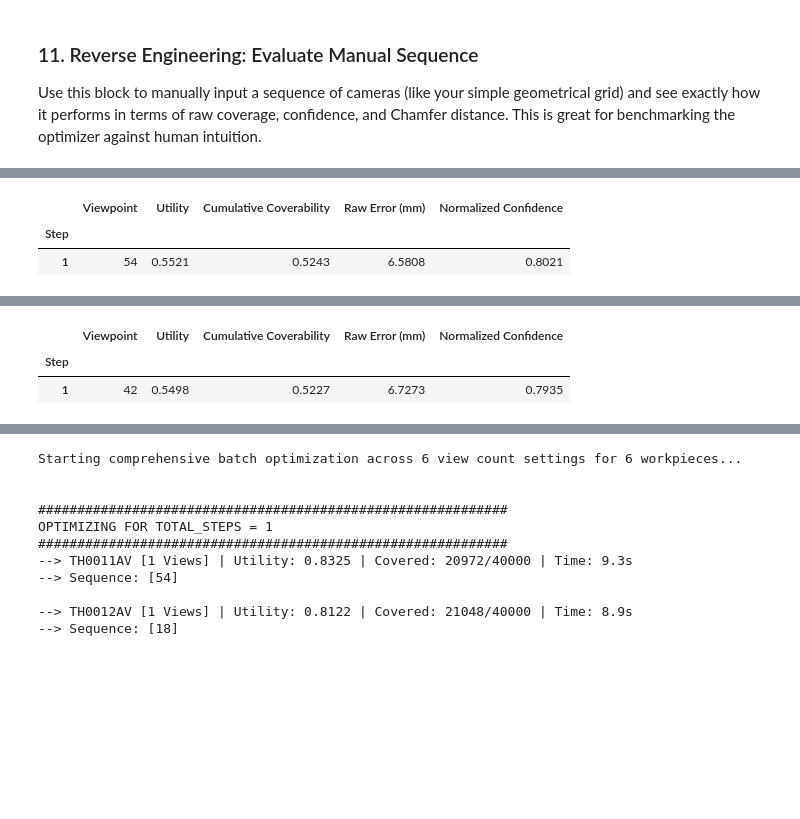
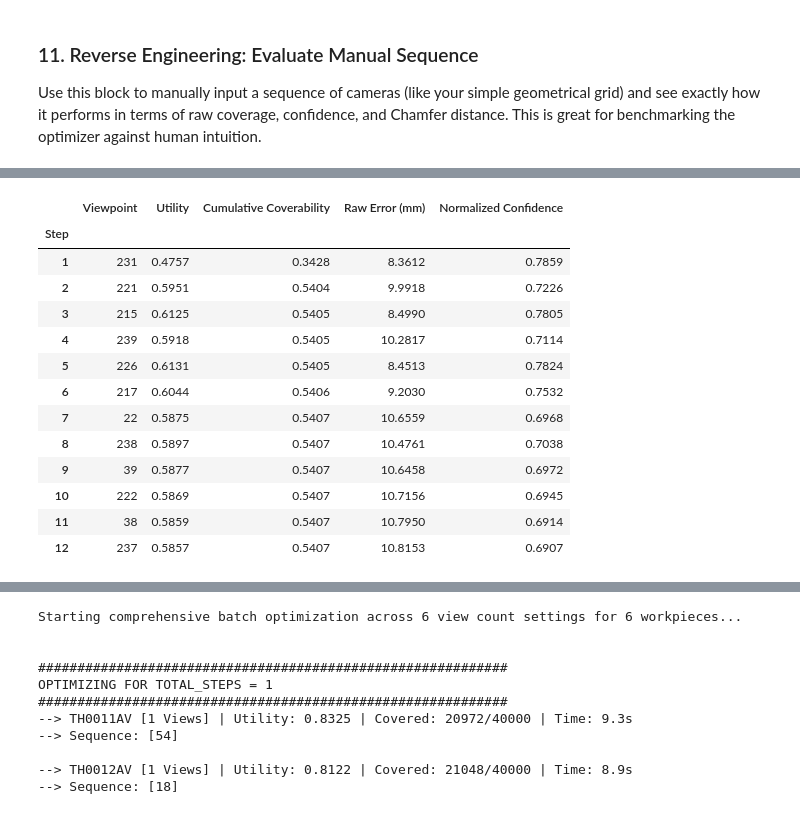
Before and after one commit to alvannauval/anr_pkg, a Jupyter notebook: src/7_optimization.ipynb, the cells around one changed output, grey strips where cells are left out. Saved outputs shown, nothing was run; the diff lists cells and outputs as text; code cells hidden in the pictures; blank space fills up the shorter version.

```diff
--- a/src/7_optimization.ipynb
+++ b/src/7_optimization.ipynb
@@ -541,7 +571,6 @@ import open3d as o3d
 import numpy as np
 import matplotlib.pyplot as plt
 import copy
-
 
 vis_pcd = copy.deepcopy(pcd_all)
 
@@ -554,8 +583,7 @@ cmap = plt.get_cmap("tab10")
 
 print("\n--- Selected Viewpoints Summary ---")
 # For each step, create the camera pose arrows matching the step color
-# for k, v_idx in enumerate(selected_viewpoints, 1):
-for k, v_idx in enumerate([80], 1):
+for k, v_idx in enumerate(selected_viewpoints, 1):
     step_color = cmap(k - 1)[:3]
 
     # Print the summary
@@ -1214,27 +1250,56 @@ import pandas as pd
 from IPython.display import display
 
 # Input your manual sequence and the list of workpieces here!
-EVAL_WORKPIECES = ["TH0011AV", "TH0012AV", "TH0021AV", "TH0022AV", "TH0031AV", "TH0032AV"]
-TARGET_VIEW_COUNT = 1  # Change this to 1, 2, 3, 4, 8, or 12
+EVAL_WORKPIECES = ["workpiece31"]
+TARGET_VIEW_COUNT = 12  # Change this to 1, 2, 3, 4, 8, or 12
 
 VIEWPOINT_LIBRARY = {
     1: [
-        [54], [18], [42], [28], [29], [46]
+        # conf 0.7 cov 0.3 penalty 0.1
+        [231]
+        # fixed view
+        # [80]
+        # Simulation idk
+        #[54], [18], [42], [28], [29], [46]
     ],
     2: [
-        [54, 254], [18, 74], [42, 66], [37, 67], [25, 67], [46, 214]
+        # conf 0.7 cov 0.3 penalty 0.1
+        [226, 217]
+        # fixed view
+        # [80, 88]
+        # Simulation idk
+        #[54, 254], [18, 74], [42, 66], [37, 67], [25, 67], [46, 214]
     ],
     3: [
-        [38, 142, 105], [18, 73, 142], [42, 66, 118], [28, 130, 50], [25, 68, 65], [46, 69, 105]
+        [226, 217, 231]
+        # fixed view
+        # [80, 85, 91]
+        # Simulation idk
+        # [38, 142, 105], [18, 73, 142], [42, 66, 118], [28, 130, 50], [25, 68, 65], [46, 69, 105]
     ],
     4: [
-        [38, 142, 105, 98], [18, 73, 142, 103], [42, 66, 126, 246], [28, 46, 50, 128], [25, 67, 143, 65], [46, 214, 99, 106]
+        # conf 0.7 cov 0.3 penalty 0.1
+        [231, 221, 226, 217]
+        # fixed view
+        # [80, 84, 88, 92]
+        # Simulation idk
+        # [38, 142, 105, 98], [18, 73, 142, 103], [42, 66, 126, 246], [28, 46, 50, 128], [25, 67, 143, 65], [46, 214, 99, 106]
     ],
     8: [
-        [38, 254, 113, 105, 134, 141, 127, 101], [18, 73, 62, 103, 130, 123, 137, 133], [53, 253, 131, 89, 135, 126, 283, 418], [37, 67, 28, 46, 128, 206, 61, 52], [25, 68, 65, 130, 61, 211, 64, 143], [46, 69, 106, 65, 133, 111, 137, 395]
+        # conf 0.7 cov 0.3 penalty 0.1
+        [231, 221, 215, 239, 226, 217, 22, 238]
+        # fixed view
+        # [80, 82, 84, 86, 88, 90, 92, 94]
+        # Simulation idk
+        # [38, 254, 113, 105, 134, 141, 127, 101], [18, 73, 62, 103, 130, 123, 137, 133], [53, 253, 131, 89, 135, 126, 283, 418], [37, 67, 28, 46, 128, 206, 61, 52], [25, 68, 65, 130, 61, 211, 64, 143], [46, 69, 106, 65, 133, 111, 137, 395]
     ],
     12: [
-        [54, 254, 113, 105, 134, 125, 127, 141, 118, 407, 101, 97], [18, 122, 42, 113, 119, 253, 133, 137, 269, 142, 130, 38], [37, 253, 131, 283, 135, 383, 105, 418, 126, 245, 125, 263], [37, 128, 28, 46, 67, 206, 71, 53, 70, 61, 52, 68], [25, 68, 64, 143, 65, 130, 61, 67, 134, 70, 211, 133], [46, 214, 65, 106, 133, 111, 137, 109, 99, 121, 126, 103]
+        # conf 0.7 cov 0.3 penalty 0.1
+        [231, 221, 215, 239, 226, 217, 22, 238, 39, 222, 38, 237]
+        # fixed view
+        # [80, 81, 83, 84, 85, 87, 88, 89, 91, 92, 93, 95]
+        # Simulation idk
+        # [54, 254, 113, 105, 134, 125, 127, 141, 118, 407, 101, 97], [18, 122, 42, 113, 119, 253, 133, 137, 269, 142, 130, 38], [37, 253, 131, 283, 135, 383, 105, 418, 126, 245, 125, 263], [37, 128, 28, 46, 67, 206, 71, 53, 70, 61, 52, 68], [25, 68, 64, 143, 65, 130, 61, 67, 134, 70, 211, 133], [46, 214, 65, 106, 133, 111, 137, 109, 99, 121, 126, 103]
     ]
 }
 
@@ -1251,10 +1316,15 @@ for idx_wp, wp in enumerate(EVAL_WORKPIECES):
 
     # --- 1. LOAD DATA FOR SPECIFIC WORKPIECE ---
     eval_pcd_path = f"viewpoints_candidate/testing_data/{EXPERIMENT}/{wp}/pcd_all.pcd"
+    if not os.path.exists(eval_pcd_path):
+        eval_pcd_path = f"viewpoints_candidate/testing_data/{EXPERIMENT}/pcd_all.pcd"
+
     eval_cov_json = f"viewpoints_candidate/testing_data/{EXPERIMENT}/{wp}/covered_indices.json"
+    if not os.path.exists(eval_cov_json):
+        eval_cov_json = f"viewpoints_candidate/testing_data/{EXPERIMENT}/covered_indices.json"
 
     if not os.path.exists(eval_pcd_path) or not os.path.exists(eval_cov_json):
-        print(f"Skipping {wp} - Missing data files.")
+        print(f"Skipping {wp} - Missing data files ({eval_pcd_path} or {eval_cov_json}).")
         continue
 
     eval_pcd = o3d.io.read_point_cloud(eval_pcd_path)
@@ -1279,11 +1349,16 @@ for idx_wp, wp in enumerate(EVAL_WORKPIECES):
     eval_feature_indices = {} # Track individual features for point-weighting
     eval_all_features_indices = set()
 
-    # 1. Load all features simultaneously
+    # 1. Load all features simultaneously (with surface / feature fallback)
     feature_pcds = []
     feature_names = []
     for feat in eval_df['Feature'].unique():
         feat_path = f"workpiece/{wp}/{feat}.stl"
+        if not os.path.exists(feat_path):
+            alt_feat = feat.replace('feature', 'surface') if 'feature' in feat else feat.replace('surface', 'feature')
+            alt_path = f"workpiece/{wp}/{alt_feat}.stl"
+            if os.path.exists(alt_path):
+                feat_path = alt_path
         if os.path.exists(feat_path):
             f_mesh = o3d.io.read_triangle_mesh(feat_path)
             f_pcd = f_mesh.sample_points_poisson_disk(number_of_points=5000)
@@ -1295,7 +1370,6 @@ for idx_wp, wp in enumerate(EVAL_WORKPIECES):
         dists = np.zeros((len(eval_pcd.points), len(feature_pcds)))
         for i, f_pcd in enumerate(feature_pcds):
             dists[:, i] = np.asarray(eval_pcd.compute_point_cloud_distance(f_pcd))
-
 
         # 3. Populate feature indices
         assignments = np.argmin(dists, axis=1)
@@ -1413,5 +1487,16 @@ Avg Confidence: 0.8021 | Avg Coverability: 0.5243 | Avg Raw Error: 6.5808 mm
 
 Step-by-Step Breakdown:
 |  | Viewpoint | Utility | Cumulative Coverability | Raw Error (mm) | Normalized Confidence |
 | Step |  |  |  |  |  |
-| 1 | 54 | 0.5521 | 0.5243 | 6.5808 | 0.8021 |
+| 1 | 231 | 0.4757 | 0.3428 | 8.3612 | 0.7859 |
+| 2 | 221 | 0.5951 | 0.5404 | 9.9918 | 0.7226 |
+| 3 | 215 | 0.6125 | 0.5405 | 8.4990 | 0.7805 |
+| 4 | 239 | 0.5918 | 0.5405 | 10.2817 | 0.7114 |
+| 5 | 226 | 0.6131 | 0.5405 | 8.4513 | 0.7824 |
+| 6 | 217 | 0.6044 | 0.5406 | 9.2030 | 0.7532 |
+| 7 | 22 | 0.5875 | 0.5407 | 10.6559 | 0.6968 |
+| 8 | 238 | 0.5897 | 0.5407 | 10.4761 | 0.7038 |
+| 9 | 39 | 0.5877 | 0.5407 | 10.6458 | 0.6972 |
+| 10 | 222 | 0.5869 | 0.5407 | 10.7156 | 0.6945 |
+| 11 | 38 | 0.5859 | 0.5407 | 10.7950 | 0.6914 |
+| 12 | 237 | 0.5857 | 0.5407 | 10.8153 | 0.6907 |
@@ -1435,3 +1507,0 @@ Step-by-Step Breakdown:
-|  | Viewpoint | Utility | Cumulative Coverability | Raw Error (mm) | Normalized Confidence |
-| Step |  |  |  |  |  |
-| 1 | 42 | 0.5498 | 0.5227 | 6.7273 | 0.7935 |
```
Also changed, not shown: parts of 7 cells of this notebook, 24 other files.
